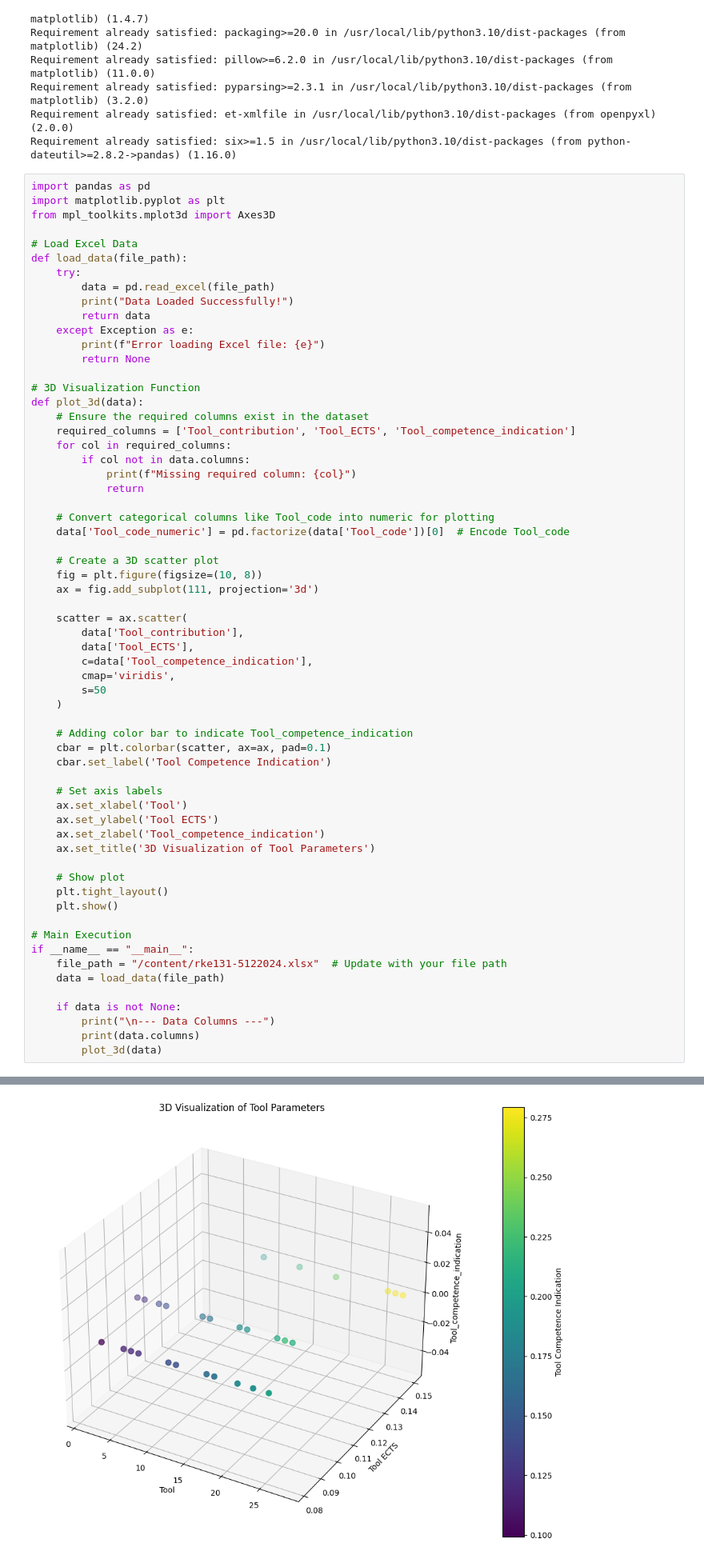
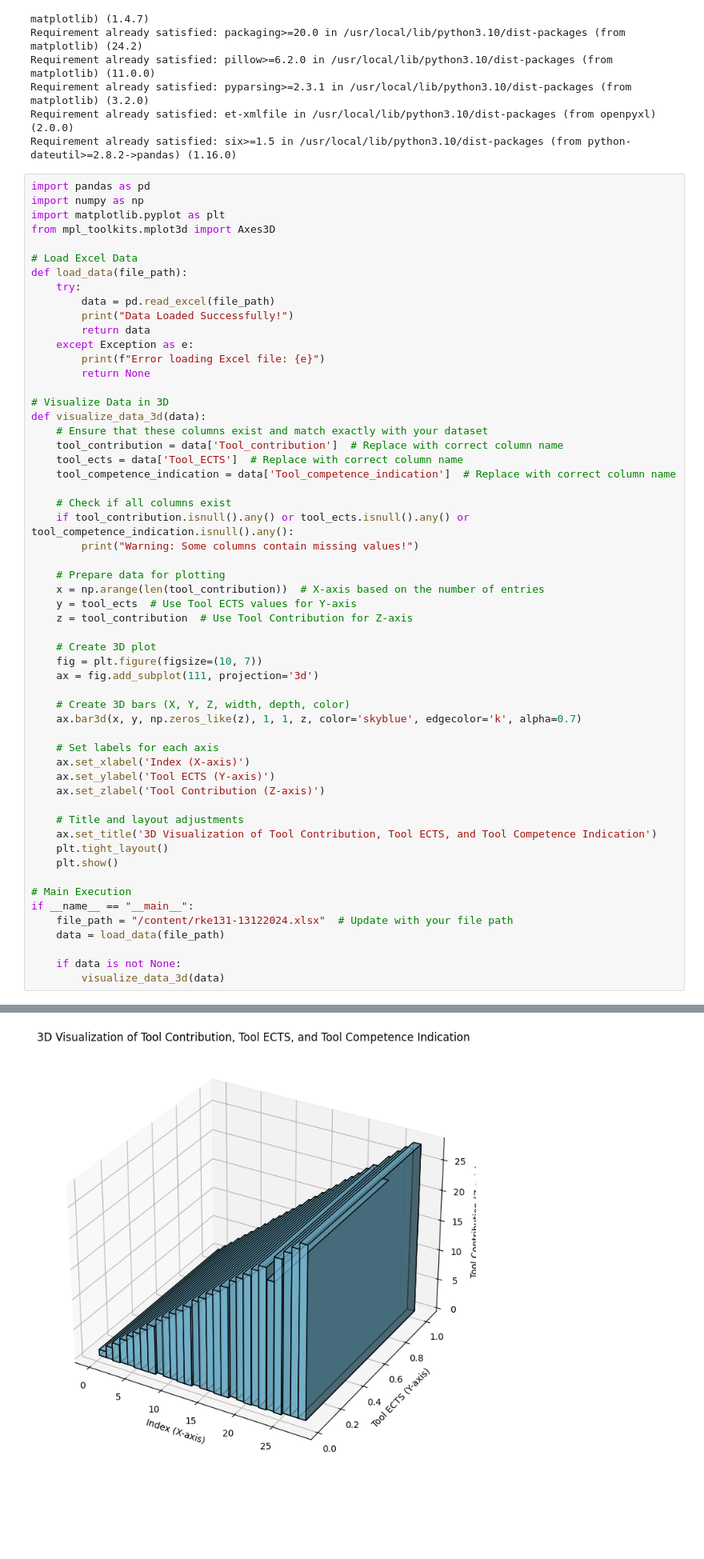
Before and after one commit to eeolga/article, a Jupyter notebook: Tool_competence_visualization.ipynb, the cells around one changed output, grey strips where cells are left out. Shown at 80% size. Saved outputs shown, nothing was run; the diff lists cells and outputs as text; blank space fills up the shorter version.

Commit message:
Tool_competence_visualization

```diff
--- a/Tool_competence_visualization.ipynb
+++ b/Tool_competence_visualization.ipynb
@@ -94,6 +22,7 @@ Requirement already satisfied: et-xmlfile in /usr/local/lib/python3.10/dist-pack
 Requirement already satisfied: six>=1.5 in /usr/local/lib/python3.10/dist-packages (from python-dateutil>=2.8.2->pandas) (1.16.0)
 # %%
 import pandas as pd
+import numpy as np
 import matplotlib.pyplot as plt
 from mpl_toolkits.mplot3d import Axes3D
 
@@ -107,52 +36,45 @@ def load_data(file_path):
         print(f"Error loading Excel file: {e}")
         return None
 
-# 3D Visualization Function
-def plot_3d(data):
-    # Ensure the required columns exist in the dataset
-    required_columns = ['Tool_contribution', 'Tool_ECTS', 'Tool_competence_indication']
-    for col in required_columns:
-        if col not in data.columns:
-            print(f"Missing required column: {col}")
-            return
+# Visualize Data in 3D
+def visualize_data_3d(data):
+    # Ensure that these columns exist and match exactly with your dataset
+    tool_contribution = data['Tool_contribution']  # Replace with correct column name
+    tool_ects = data['Tool_ECTS']  # Replace with correct column name
+    tool_competence_indication = data['Tool_competence_indication']  # Replace with correct column name
 
-    # Convert categorical columns like Tool_code into numeric for plotting
-    data['Tool_code_numeric'] = pd.factorize(data['Tool_code'])[0]  # Encode Tool_code
+    # Check if all columns exist
+    if tool_contribution.isnull().any() or tool_ects.isnull().any() or tool_competence_indication.isnull().any():
+        print("Warning: Some columns contain missing values!")
 
-    # Create a 3D scatter plot
-    fig = plt.figure(figsize=(10, 8))
+    # Prepare data for plotting
+    x = np.arange(len(tool_contribution))  # X-axis based on the number of entries
+    y = tool_ects  # Use Tool ECTS values for Y-axis
+    z = tool_contribution  # Use Tool Contribution for Z-axis
+
+    # Create 3D plot
+    fig = plt.figure(figsize=(10, 7))
     ax = fig.add_subplot(111, projection='3d')
 
-    scatter = ax.scatter(
-        data['Tool_contribution'],
-        data['Tool_ECTS'],
-        c=data['Tool_competence_indication'],
-        cmap='viridis',
-        s=50
-    )
+    # Create 3D bars (X, Y, Z, width, depth, color)
+    ax.bar3d(x, y, np.zeros_like(z), 1, 1, z, color='skyblue', edgecolor='k', alpha=0.7)
 
-    # Adding color bar to indicate Tool_competence_indication
-    cbar = plt.colorbar(scatter, ax=ax, pad=0.1)
-    cbar.set_label('Tool Competence Indication')
+    # Set labels for each axis
+    ax.set_xlabel('Index (X-axis)')
+    ax.set_ylabel('Tool ECTS (Y-axis)')
+    ax.set_zlabel('Tool Contribution (Z-axis)')
 
-    # Set axis labels
-    ax.set_xlabel('Tool')
-    ax.set_ylabel('Tool ECTS')
-    ax.set_zlabel('Tool_competence_indication')
-    ax.set_title('3D Visualization of Tool Parameters')
-
-    # Show plot
+    # Title and layout adjustments
+    ax.set_title('3D Visualization of Tool Contribution, Tool ECTS, and Tool Competence Indication')
     plt.tight_layout()
     plt.show()
 
 # Main Execution
 if __name__ == "__main__":
-    file_path = "/content/rke131-5122024.xlsx"  # Update with your file path
+    file_path = "/content/rke131-13122024.xlsx"  # Update with your file path
     data = load_data(file_path)
 
     if data is not None:
-        print("\n--- Data Columns ---")
-        print(data.columns)
-        plot_3d(data)
+        visualize_data_3d(data)
 # %% [output]
 Data Loaded Successfully!
@@ -165 +81 @@ Index(['Bloom_level', 'Bloom_level_weight', 'Tool', 'Tool_code', 'Competence',
-[figure, old version]
+[figure, new version]
```
Also changed, not shown: parts of 8 cells of this notebook.
